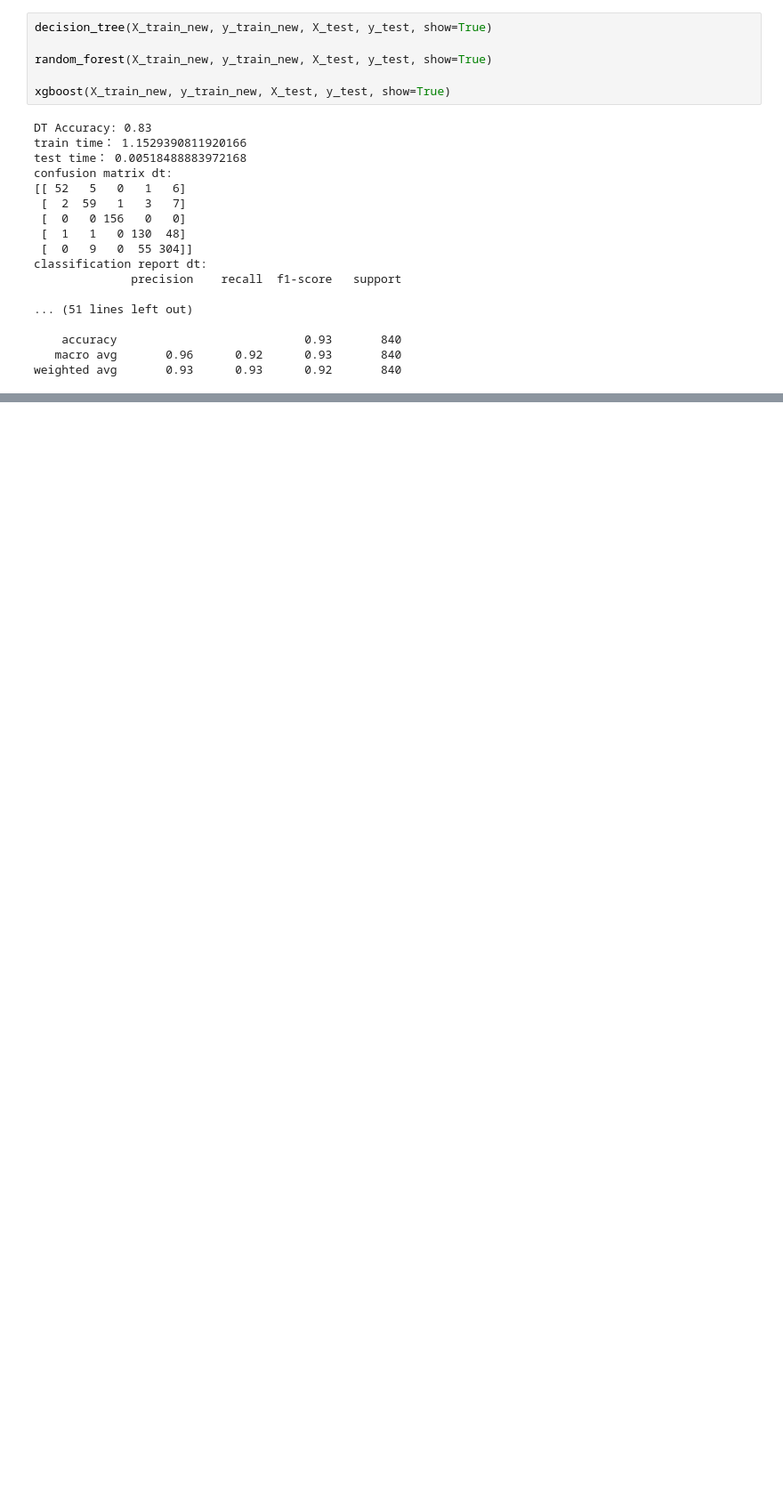
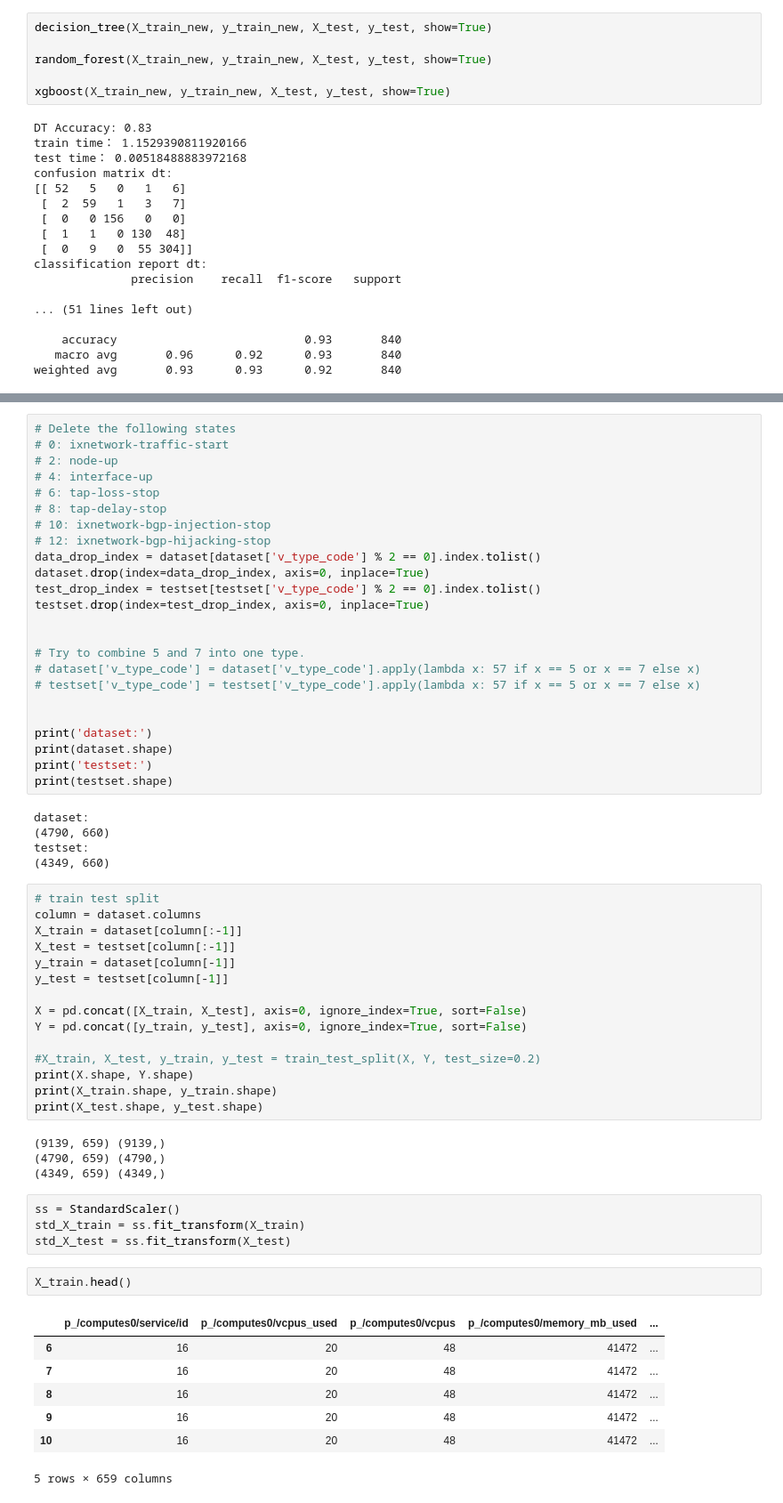
Before and after one commit to xiafei571/itu-gan, a Jupyter notebook: b_generated_result_analysis.ipynb, the cells around one changed output, grey strips where cells are left out. Shown: that part at 89% size. Cells and saved outputs as stored; diff of their text form; blank space fills up the shorter version.

```diff
--- a/b_generated_result_analysis.ipynb
+++ b/b_generated_result_analysis.ipynb
@@ -432,0 +476,62 @@ weighted avg       0.93      0.93      0.92       840
+# %%
+# Delete the following states
+# 0: ixnetwork-traffic-start
+# 2: node-up
+# 4: interface-up
+# 6: tap-loss-stop
+# 8: tap-delay-stop
+# 10: ixnetwork-bgp-injection-stop
+# 12: ixnetwork-bgp-hijacking-stop
+data_drop_index = dataset[dataset['v_type_code'] % 2 == 0].index.tolist()
+dataset.drop(index=data_drop_index, axis=0, inplace=True)
+test_drop_index = testset[testset['v_type_code'] % 2 == 0].index.tolist()
+testset.drop(index=test_drop_index, axis=0, inplace=True)
+
+
+# Try to combine 5 and 7 into one type.
+# dataset['v_type_code'] = dataset['v_type_code'].apply(lambda x: 57 if x == 5 or x == 7 else x)
+# testset['v_type_code'] = testset['v_type_code'].apply(lambda x: 57 if x == 5 or x == 7 else x)
+
+
+print('dataset:')
+print(dataset.shape)
+print('testset:')
+print(testset.shape)
+# %% [output]
+dataset:
+(4790, 660)
+testset:
+(4349, 660)
+# %%
+# train test split
+column = dataset.columns
+X_train = dataset[column[:-1]]
+X_test = testset[column[:-1]]
+y_train = dataset[column[-1]]
+y_test = testset[column[-1]]
+
+X = pd.concat([X_train, X_test], axis=0, ignore_index=True, sort=False)
+Y = pd.concat([y_train, y_test], axis=0, ignore_index=True, sort=False)
+
+#X_train, X_test, y_train, y_test = train_test_split(X, Y, test_size=0.2)
+print(X.shape, Y.shape)
+print(X_train.shape, y_train.shape)
+print(X_test.shape, y_test.shape)
+# %% [output]
+(9139, 659) (9139,)
+(4790, 659) (4790,)
+(4349, 659) (4349,)
+# %%
+ss = StandardScaler()
+std_X_train = ss.fit_transform(X_train)
+std_X_test = ss.fit_transform(X_test)
+# %%
+X_train.head()
+# %% [output]
+|  | p_/computes0/service/id | p_/computes0/vcpus_used | p_/computes0/vcpus | p_/computes0/memory_mb_used | ... |
+| 6 | 16 | 20 | 48 | 41472 | ... |
+| 7 | 16 | 20 | 48 | 41472 | ... |
+| 8 | 16 | 20 | 48 | 41472 | ... |
+| 9 | 16 | 20 | 48 | 41472 | ... |
+| 10 | 16 | 20 | 48 | 41472 | ... |
+5 rows × 659 columns
```
Also changed, not shown: parts of 16 cells of this notebook, 3 other files.
